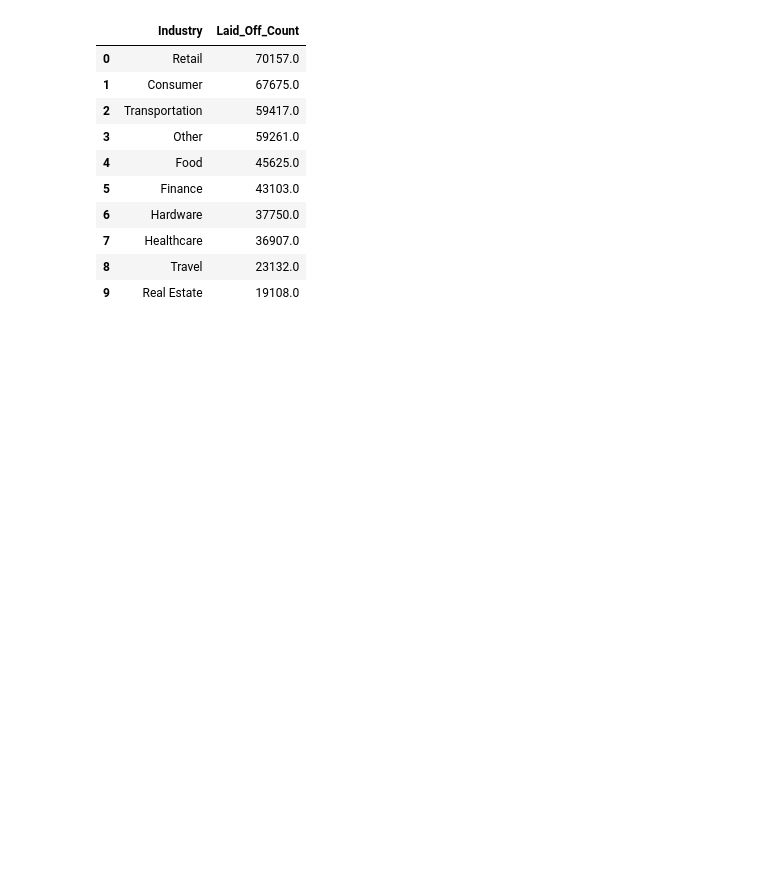
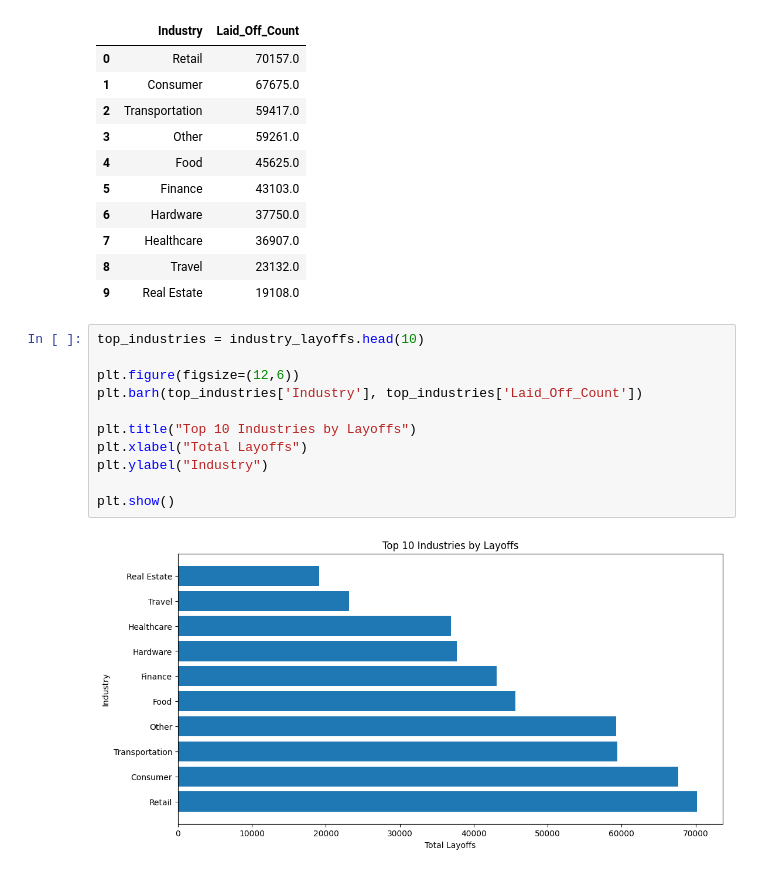
Before and after one commit to riddhikale/Tech-Layoffs, a Jupyter notebook: notebooks/eda.ipynb, the cells around one changed output. Drawn from its saved outputs; the diff is of its cells as text; blank space fills up the shorter version.

Commit message:
top industries affected by layoffs visualization

```diff
--- a/notebooks/eda.ipynb
+++ b/notebooks/eda.ipynb
@@ -194,3 +194,16 @@ industry_layoffs.head(10)
 | 7 | Healthcare | 36907.0 |
 | 8 | Travel | 23132.0 |
 | 9 | Real Estate | 19108.0 |
+# %%
+top_industries = industry_layoffs.head(10)
+
+plt.figure(figsize=(12,6))
+plt.barh(top_industries['Industry'], top_industries['Laid_Off_Count'])
+
+plt.title("Top 10 Industries by Layoffs")
+plt.xlabel("Total Layoffs")
+plt.ylabel("Industry")
+
+plt.show()
+# %% [output]
+[figure, added]
```
